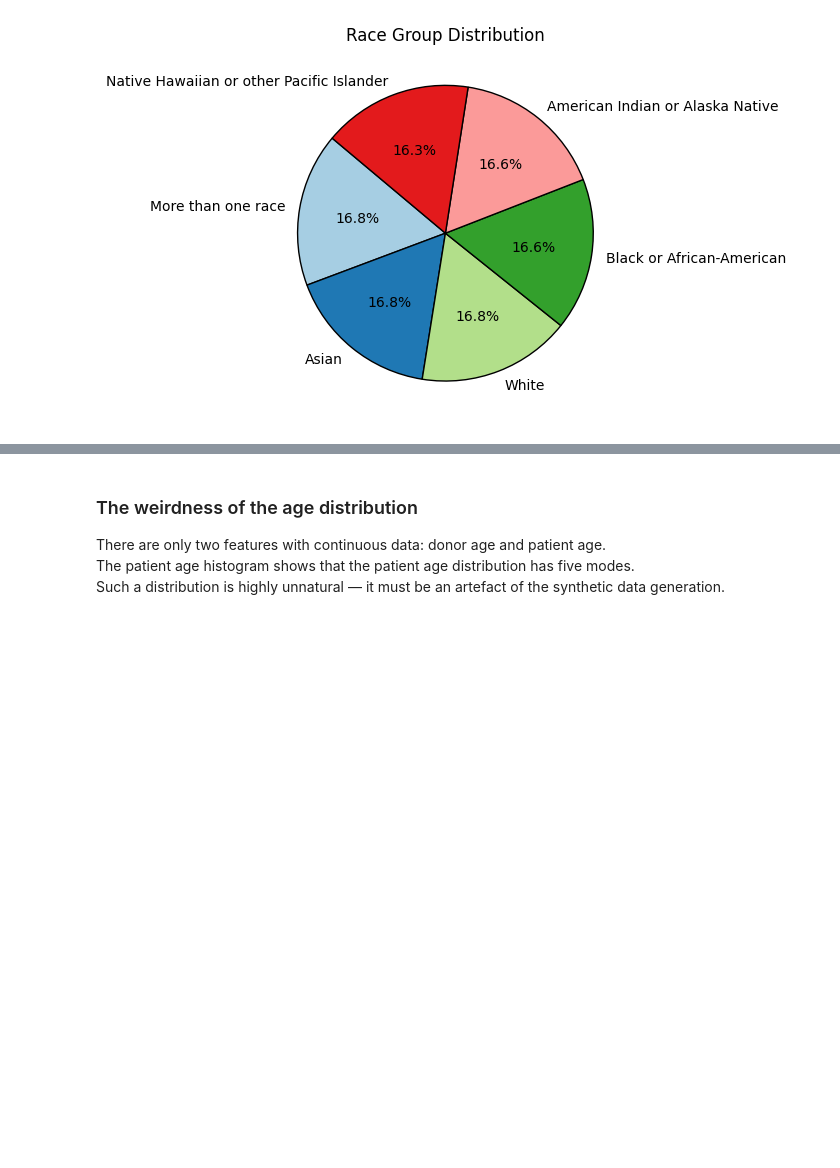
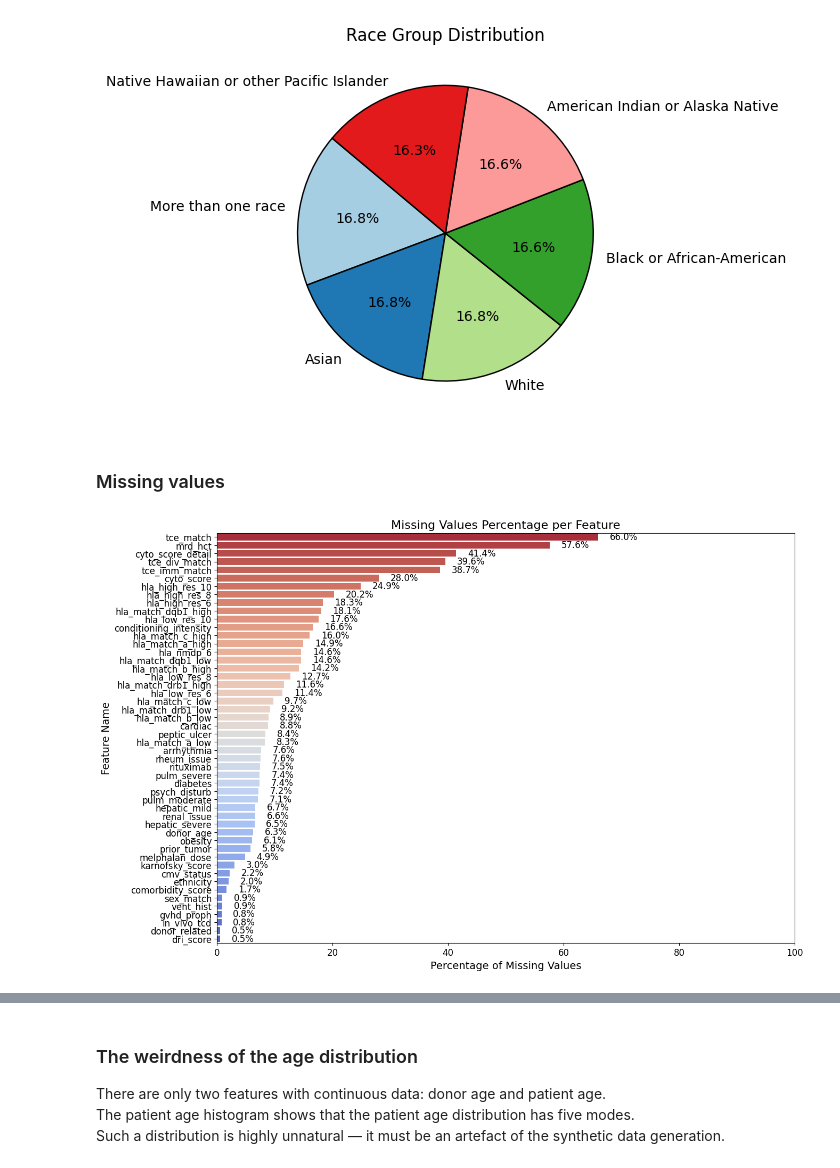
Before and after one commit to galel12/Equity-in-post-HCT-Survival-Predictions, a Jupyter notebook: notebook.ipynb, the cells around one changed output, grey strips where cells are left out. Saved outputs shown, nothing was run; the diff lists cells and outputs as text; code cells hidden in the pictures; blank space fills up the shorter version.

```diff
--- a/notebook.ipynb
+++ b/notebook.ipynb
@@ -117,3 +118,37 @@ plt.title('Race Group Distribution')
 plt.show()
 # %% [output]
 [figure]
+# %% [markdown]
+### Missing values
+# %%
+# Calculate missing values percentage
+missing_values = train.isnull().sum() / len(train) * 100
+missing_values = missing_values[missing_values > 0].sort_values(ascending=False)
+
+# Generate a color gradient from dark blue (low missing) to red (high missing)
+colors = sns.color_palette("coolwarm", len(missing_values))[::-1]
+
+# Plot missing values with updated formatting
+plt.figure(figsize=(14, 10))
+bars = sns.barplot(y=missing_values.index, x=missing_values.values, palette=colors, hue=missing_values.index)
+
+# Set x-axis to always go up to 100%
+plt.xlim(0, 100)
+
+# Labels and title
+plt.xlabel("Percentage of Missing Values", fontsize=14)
+plt.ylabel("Feature Name", fontsize=14)
+plt.title("Missing Values Percentage per Feature", fontsize=16)
+
+# Rotate x-axis ticks for better visibility
+plt.xticks(fontsize=12)
+plt.yticks(fontsize=12, rotation=0)
+
+# Annotate each bar with its missing percentage
+for bar, value in zip(bars.patches, missing_values.values):
+    plt.text(bar.get_width() + 2, bar.get_y() + bar.get_height()/2,
+             f"{value:.1f}%", ha='left', va='center', fontsize=12, color='black')
+
+plt.show()
+# %% [output]
+[figure, added]
```
Also changed, not shown: parts of 20 cells of this notebook, 1 other file.
